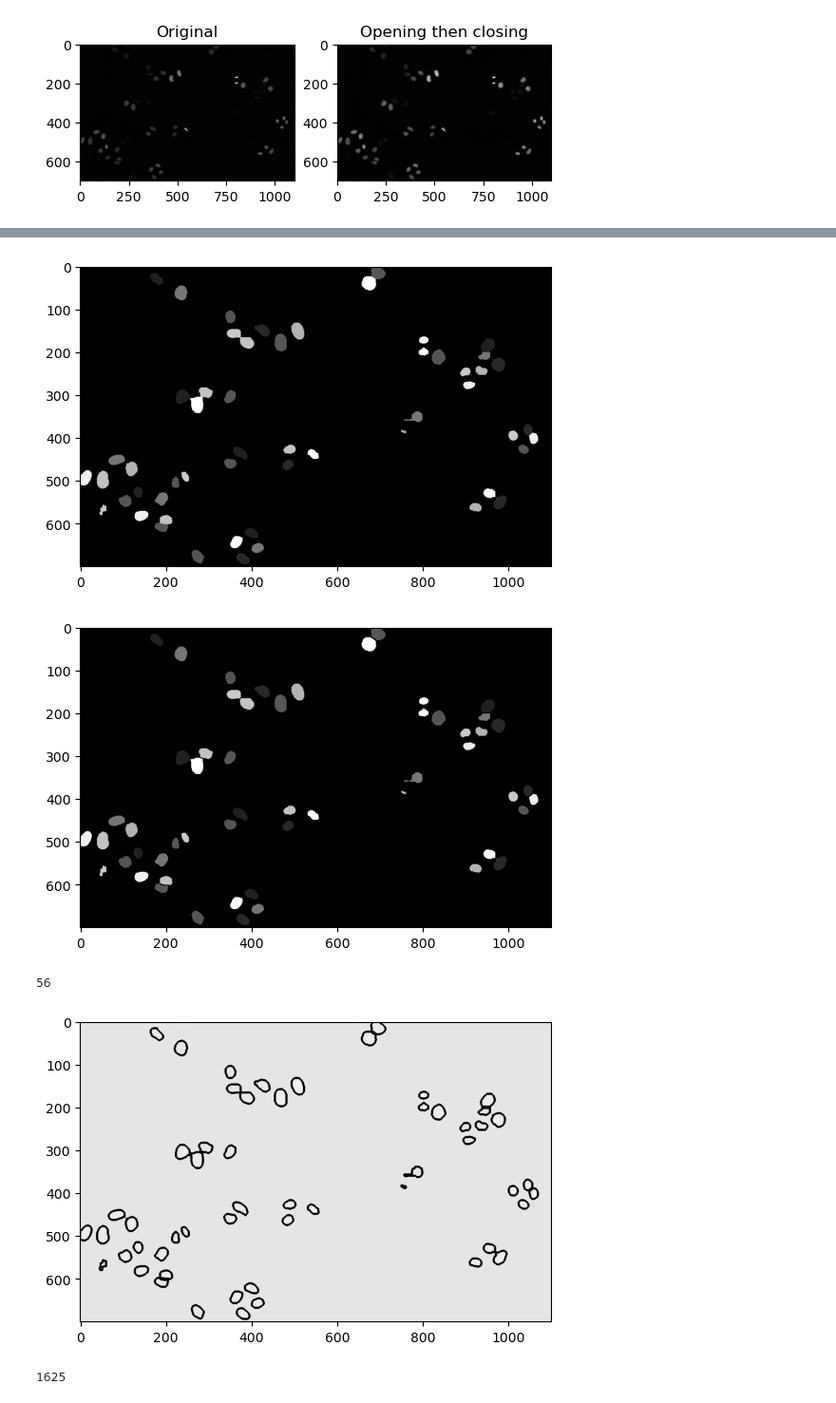
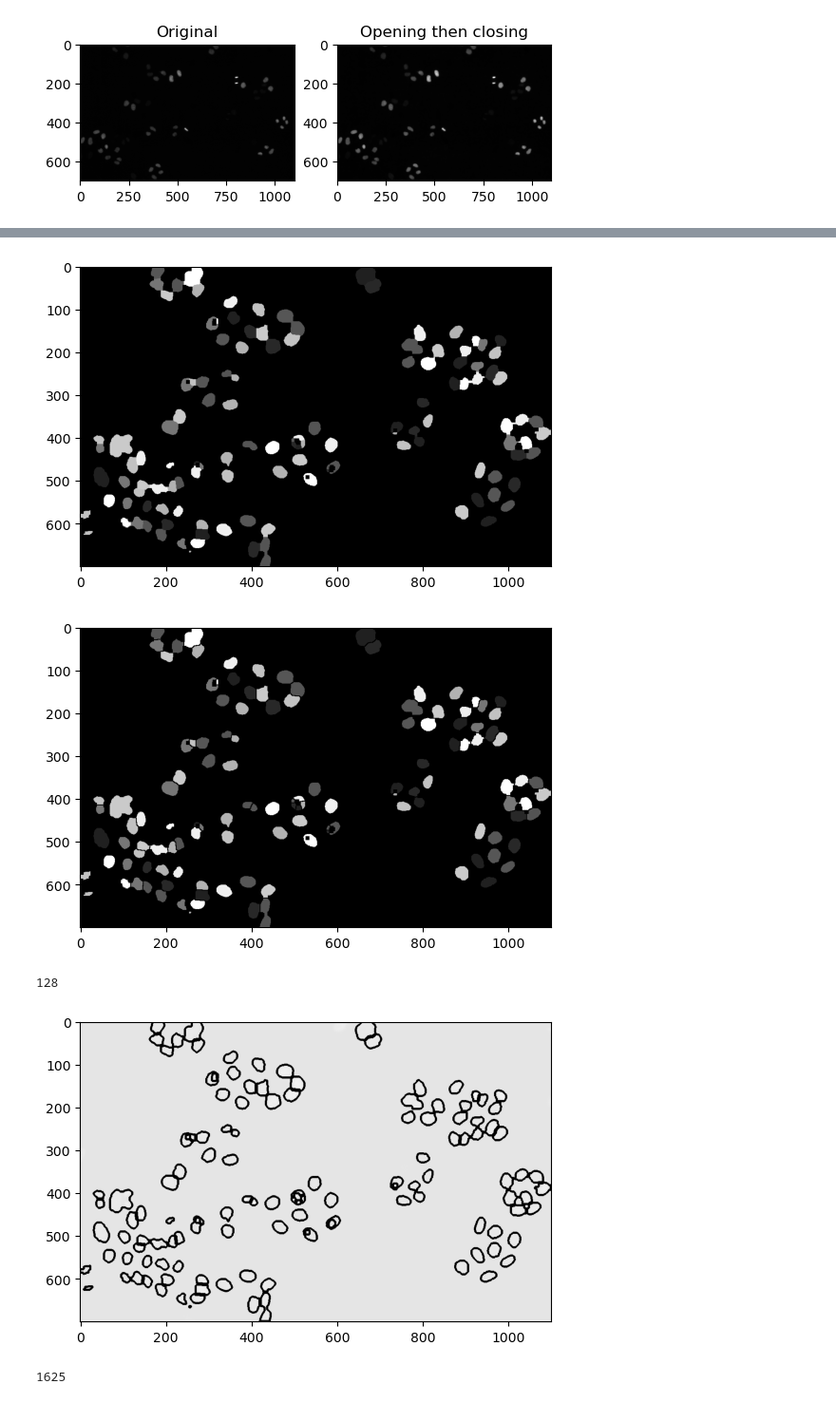
Before and after one commit to dandruffneil/COMP9517-Microscopy-Project, a Jupyter notebook: Project.ipynb, the cells around one changed output, grey strips where cells are left out. Shown at 95% size. Saved outputs shown, nothing was run; the diff lists cells and outputs as text; code cells hidden in the pictures.

```diff
--- a/Project.ipynb
+++ b/Project.ipynb
@@ -26,7 +26,7 @@ n_images = len(os.listdir(IMAGE_FOLDER))
 
 #     plt.imshow(img)
 #     i += 1
-image_path = os.path.join(IMAGE_FOLDER, os.listdir(IMAGE_FOLDER)[13])
+image_path = os.path.join(IMAGE_FOLDER, os.listdir(IMAGE_FOLDER)[74])
 print(image_path)
 img = cv2.imread(image_path, -1)
 plt.imshow(img, 'gray')
@@ -201,41 +190,41 @@ for i in range(len(img_seg)):
         img_seg[i][j][1] = int(img_seg[i][j][1]*255)
         img_seg[i][j][2] = int(img_seg[i][j][2]*255)
 
 img_seg = img_seg.astype('uint8')
 img_seg = cv2.cvtColor(img_seg, cv2.COLOR_RGB2GRAY)
 plt.imshow(img_seg, 'gray')
 plt.show()
 
 new_img_seg = img_seg.copy()
 for i in range(len(img_seg)):
     for j in range(len(img_seg[0])):
         pixel = img_seg[i][j]
         if (pixel != 0):
             found = False
             for a in range(-1, 2):
                 for b in range(-1,2):
-                    if img_seg[i+a][j+b] != 0 and img_seg[i+a][j+b] != pixel:
-                        found = True
-                        break
+                    if i+a >= 0 and i+a < len(img_seg) and j+b >= 0 and j+b < len(img_seg[0]):
+                        if img_seg[i+a][j+b] != 0 and img_seg[i+a][j+b] != pixel:
+                            found = True
+                            break
                 if (found):
                     break
             if (found):
                 new_img_seg[i][j] = 0
 
 plt.imshow(new_img_seg, 'gray')
 plt.show()
 
-
 _, contours, _ = cv2.findContours(new_img_seg, cv2.RETR_TREE, cv2.CHAIN_APPROX_SIMPLE)
 print(len(contours))
 img_contour = cv2.drawContours(img, contours, -1, (0,255,0), 3)
 plt.imshow(img_contour, 'gray')
 plt.show()
 # %% [output]
-[figure, old version]
+[figure, new version]
-[figure, old version]
+[figure, new version]
-56
+128
-[figure, old version]
+[figure, new version]
 # %%
 # %% [output]
 1625
```
Also changed, not shown: parts of 7 cells of this notebook, 1 other file.
